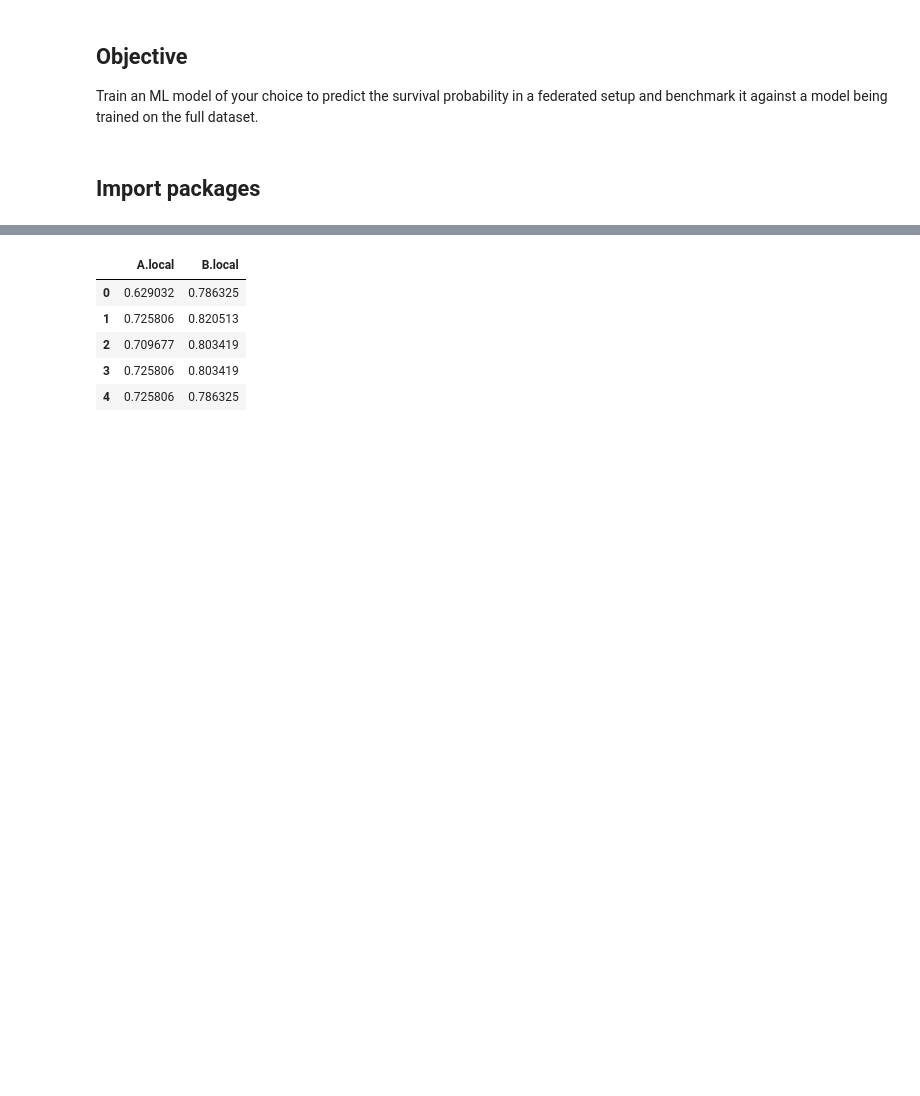
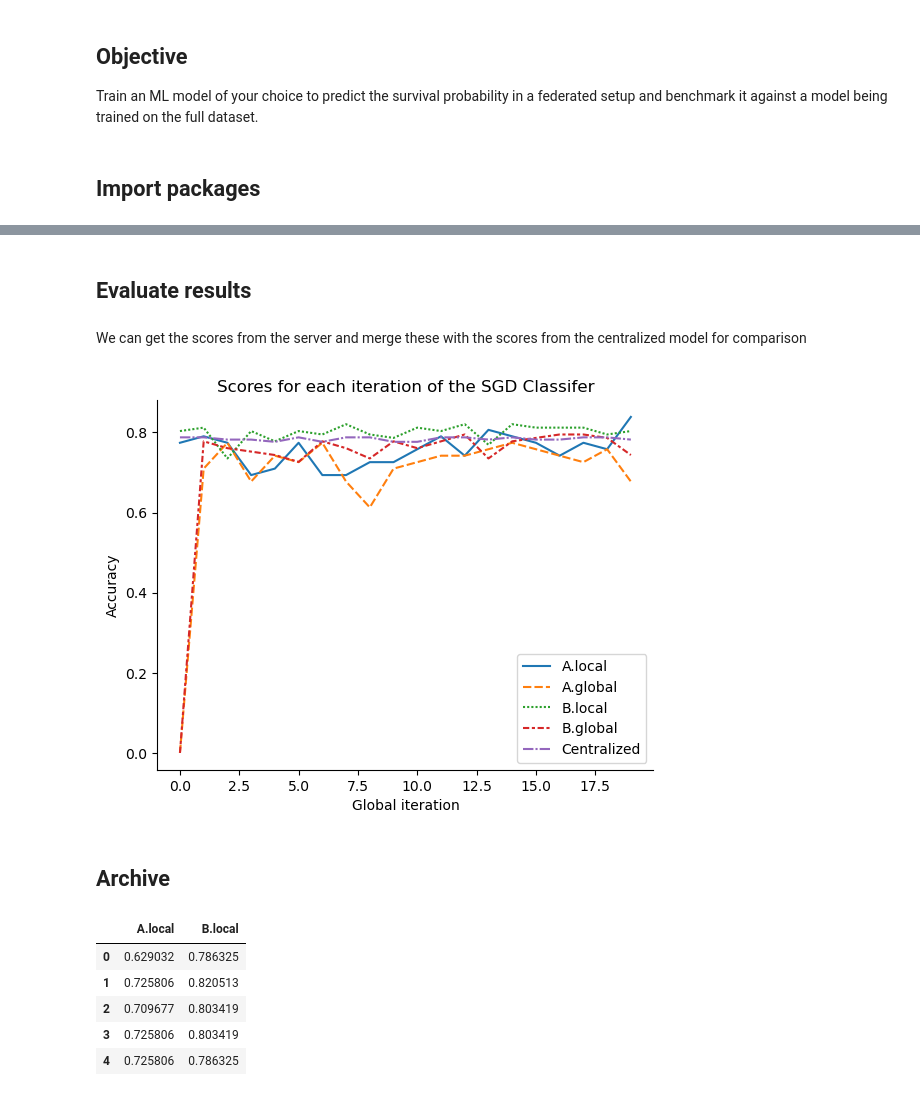
Before and after one commit to daanknoors/fl_titanic, a Jupyter notebook: notebooks/001_train_model.ipynb, the cells around one changed output, grey strips where cells are left out. Cells and saved outputs as stored; diff of their text form; code cells hidden in the pictures; blank space fills up the shorter version.

```diff
--- a/notebooks/001_train_model.ipynb
+++ b/notebooks/001_train_model.ipynb
@@ -49,0 +121,2 @@ server_titanic.fit_classifier()
+# %%
+server_titanic.run_statistics()
@@ -50,9 +224,25 @@ server_titanic.fit_classifier()
+# %% [markdown]
+## Evaluate results
+# %% [markdown]
+We can get the scores from the server and merge these with the scores from the centralized model for comparison
 # %%
 df_score_dict = server_titanic.collab.merge_collab_scores(output_df=True)
+df_score_dict['Centralized'] = scores_centralized
 # score_dict =server_titanic.collab.merge_collab_scores(output_df=False)
 
 # score_dict = server_titanic.collab.scores_
 # df_score_dict = pd.json_normalize(score_dict).apply(pd.Series.explode).reset_index(drop=True)
+# %%
+ax = sns.lineplot(df_score_dict)
+sns.despine()
+ax.set_xlabel('Global iteration')
+ax.set_ylabel('Accuracy')
+ax.set_title('Scores for each iteration of the SGD Classifer')
+plt.show()
+# %% [output]
+[figure, new version]
+# %% [markdown]
+## Archive
 # %%
 # del score_dict['A']['global']
 # del score_dict['B']['global']
```
Also changed, not shown: parts of 31 cells of this notebook, 10 other files.
